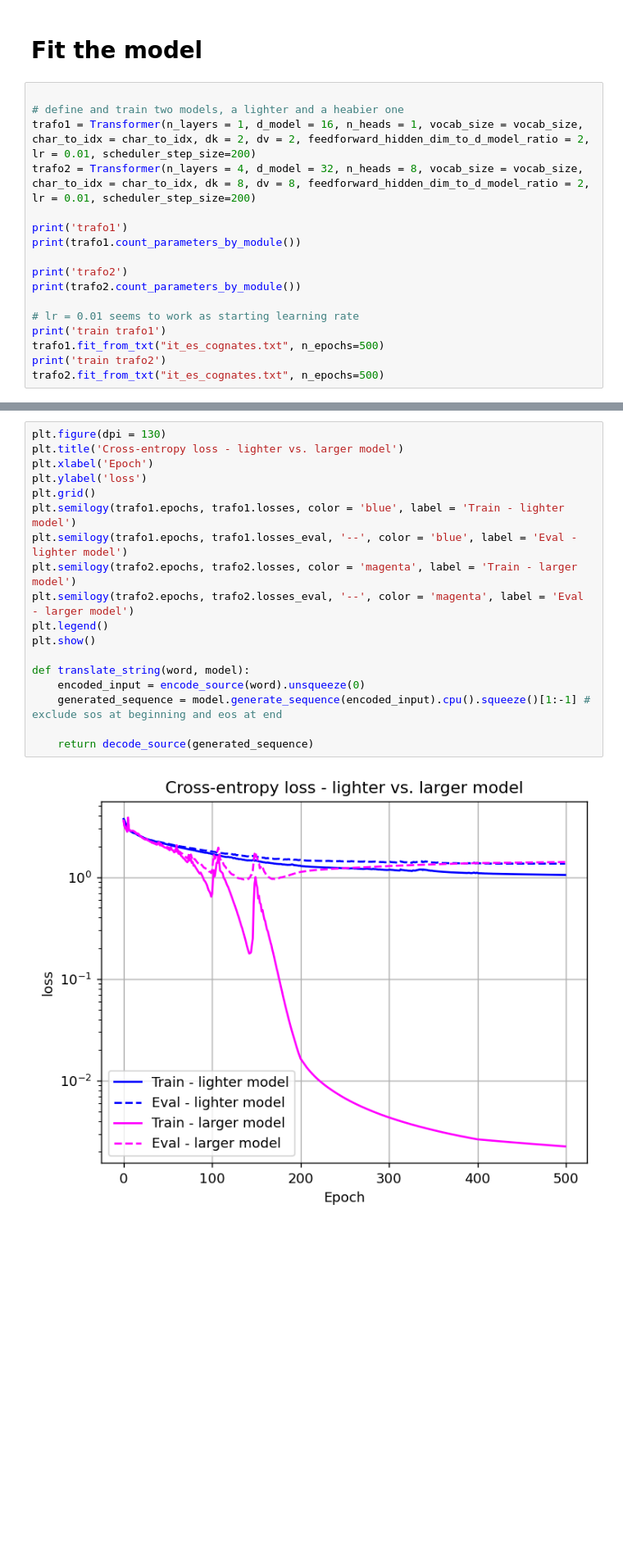
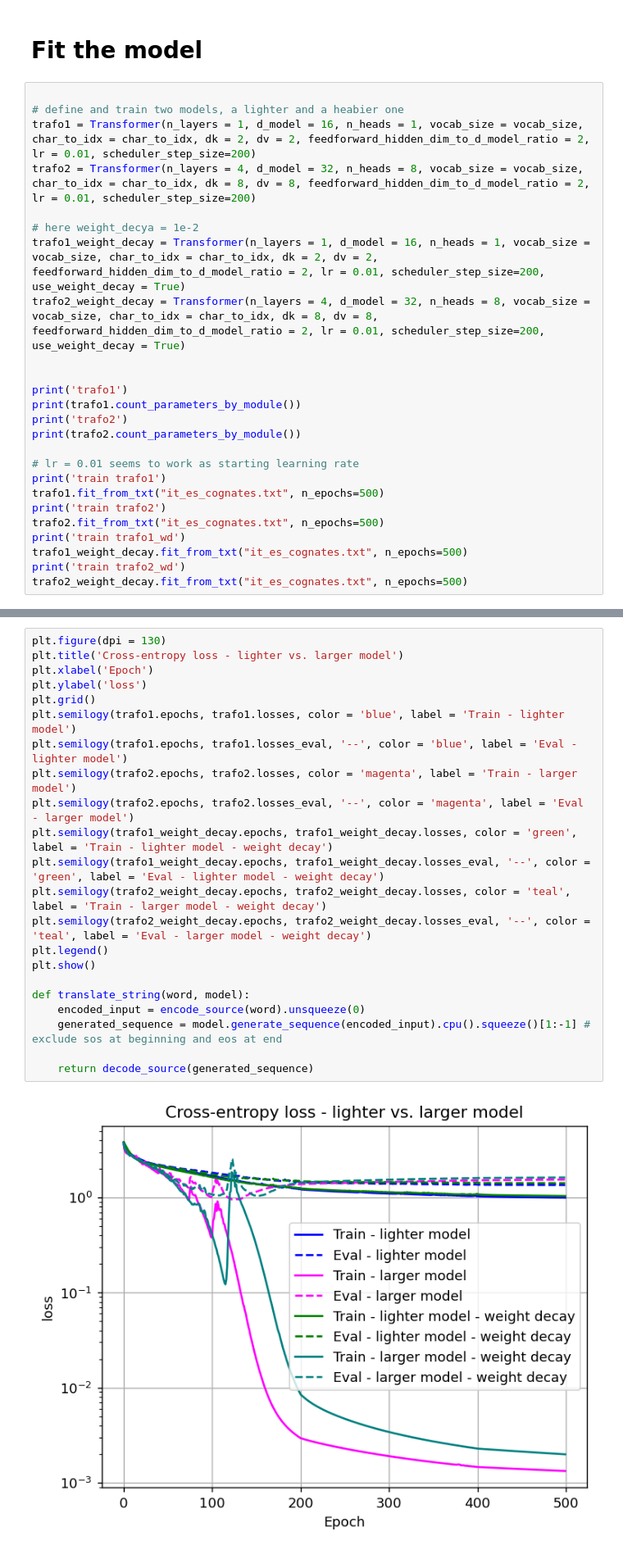
Before and after one commit to sottoviafilippo/Phonetic_correspondences, a Jupyter notebook: phonetic_correspondences_trials.ipynb, the cells around one changed output, grey strips where cells are left out. Shown at 82% size. Cells and saved outputs as stored; diff of their text form; blank space fills up the shorter version.

Commit message:
weight decay tried: still overfitting

```diff
--- a/phonetic_correspondences_trials.ipynb
+++ b/phonetic_correspondences_trials.ipynb
@@ -170,9 +170,13 @@ count_parameters_by_module(trafo)
 trafo1 = Transformer(n_layers = 1, d_model = 16, n_heads = 1, vocab_size = vocab_size, char_to_idx = char_to_idx, dk = 2, dv = 2, feedforward_hidden_dim_to_d_model_ratio = 2, lr = 0.01, scheduler_step_size=200)
 trafo2 = Transformer(n_layers = 4, d_model = 32, n_heads = 8, vocab_size = vocab_size, char_to_idx = char_to_idx, dk = 8, dv = 8, feedforward_hidden_dim_to_d_model_ratio = 2, lr = 0.01, scheduler_step_size=200)
 
+# here weight_decya = 1e-2
+trafo1_weight_decay = Transformer(n_layers = 1, d_model = 16, n_heads = 1, vocab_size = vocab_size, char_to_idx = char_to_idx, dk = 2, dv = 2, feedforward_hidden_dim_to_d_model_ratio = 2, lr = 0.01, scheduler_step_size=200, use_weight_decay = True)
+trafo2_weight_decay = Transformer(n_layers = 4, d_model = 32, n_heads = 8, vocab_size = vocab_size, char_to_idx = char_to_idx, dk = 8, dv = 8, feedforward_hidden_dim_to_d_model_ratio = 2, lr = 0.01, scheduler_step_size=200, use_weight_decay = True)
+
+
 print('trafo1')
 print(trafo1.count_parameters_by_module())
-
 print('trafo2')
 print(trafo2.count_parameters_by_module())
 
@@ -181,6 +185,10 @@ print('train trafo1')
 trafo1.fit_from_txt("it_es_cognates.txt", n_epochs=500)
 print('train trafo2')
 trafo2.fit_from_txt("it_es_cognates.txt", n_epochs=500)
+print('train trafo1_wd')
+trafo1_weight_decay.fit_from_txt("it_es_cognates.txt", n_epochs=500)
+print('train trafo2_wd')
+trafo2_weight_decay.fit_from_txt("it_es_cognates.txt", n_epochs=500)
 # %% [output]
 trafo1
 {'embed': 576, 'pos_encoding': 0, 'encoder': 1286, 'decoder': 1468, 'exit_linear_projection': 612, 'criterion': 0, 'TOTAL': 3942}
@@ -201,23 +210,27 @@ Epoch  400 / 500  loss =  0.002651848131790757  loss_eval =  1.3754868507385254
 # %%
 plt.figure(dpi = 130)
 plt.title('Cross-entropy loss - lighter vs. larger model')
 plt.xlabel('Epoch')
 plt.ylabel('loss')
 plt.grid()
 plt.semilogy(trafo1.epochs, trafo1.losses, color = 'blue', label = 'Train - lighter model')
 plt.semilogy(trafo1.epochs, trafo1.losses_eval, '--', color = 'blue', label = 'Eval - lighter model')
 plt.semilogy(trafo2.epochs, trafo2.losses, color = 'magenta', label = 'Train - larger model')
 plt.semilogy(trafo2.epochs, trafo2.losses_eval, '--', color = 'magenta', label = 'Eval - larger model')
+plt.semilogy(trafo1_weight_decay.epochs, trafo1_weight_decay.losses, color = 'green', label = 'Train - lighter model - weight decay')
+plt.semilogy(trafo1_weight_decay.epochs, trafo1_weight_decay.losses_eval, '--', color = 'green', label = 'Eval - lighter model - weight decay')
+plt.semilogy(trafo2_weight_decay.epochs, trafo2_weight_decay.losses, color = 'teal', label = 'Train - larger model - weight decay')
+plt.semilogy(trafo2_weight_decay.epochs, trafo2_weight_decay.losses_eval, '--', color = 'teal', label = 'Eval - larger model - weight decay')
 plt.legend()
 plt.show()
 
 def translate_string(word, model):
     encoded_input = encode_source(word).unsqueeze(0)
     generated_sequence = model.generate_sequence(encoded_input).cpu().squeeze()[1:-1] # exclude sos at beginning and eos at end
 
     return decode_source(generated_sequence)
 # %% [output]
-[figure, old version]
+[figure, new version]
 # %%
 italian_words = ["gatto", "nave", "croci", "croce", "dito", "stretta", "stretti", "stretto", "strette", "pensate", "lasagna", "passato"]
 expected_spanish_cognates_1 = [translate_string(word, trafo1) for word in italian_words]
```
Also changed, not shown: parts of 6 cells of this notebook, 2 other files.
